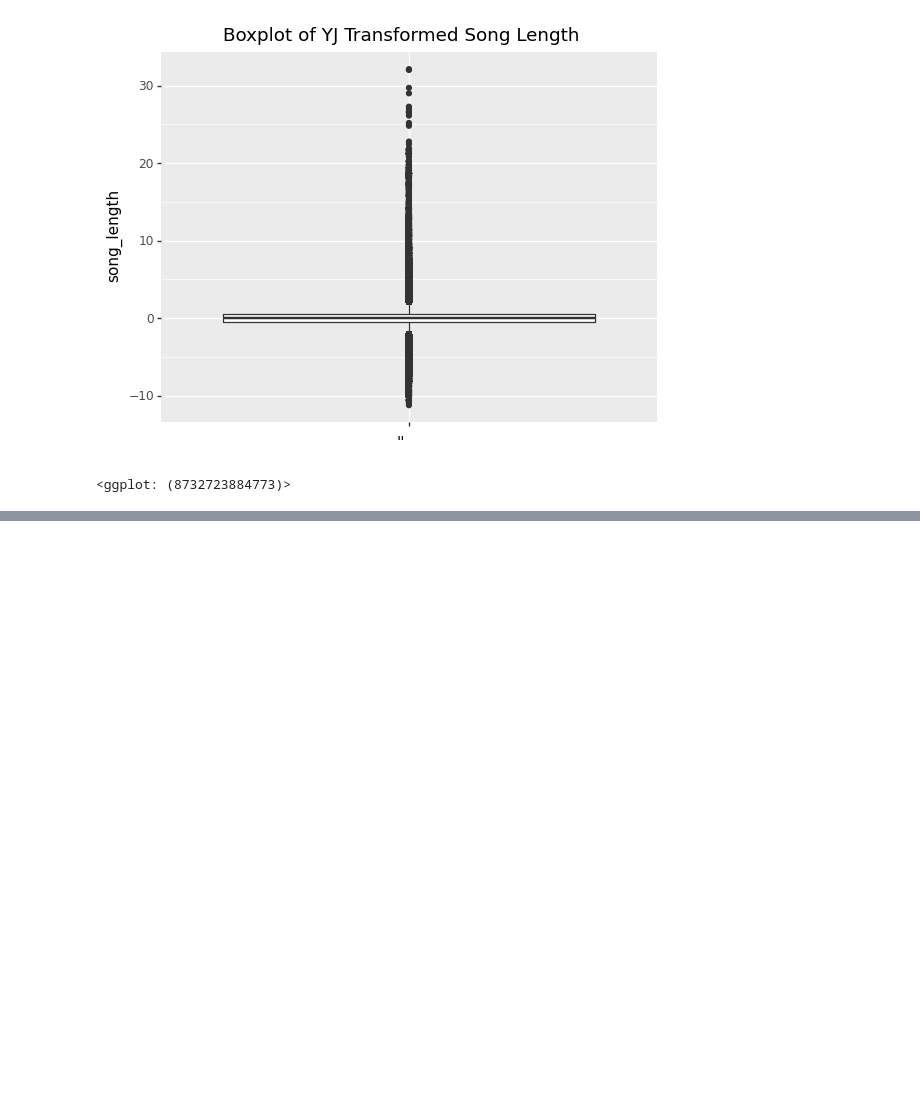
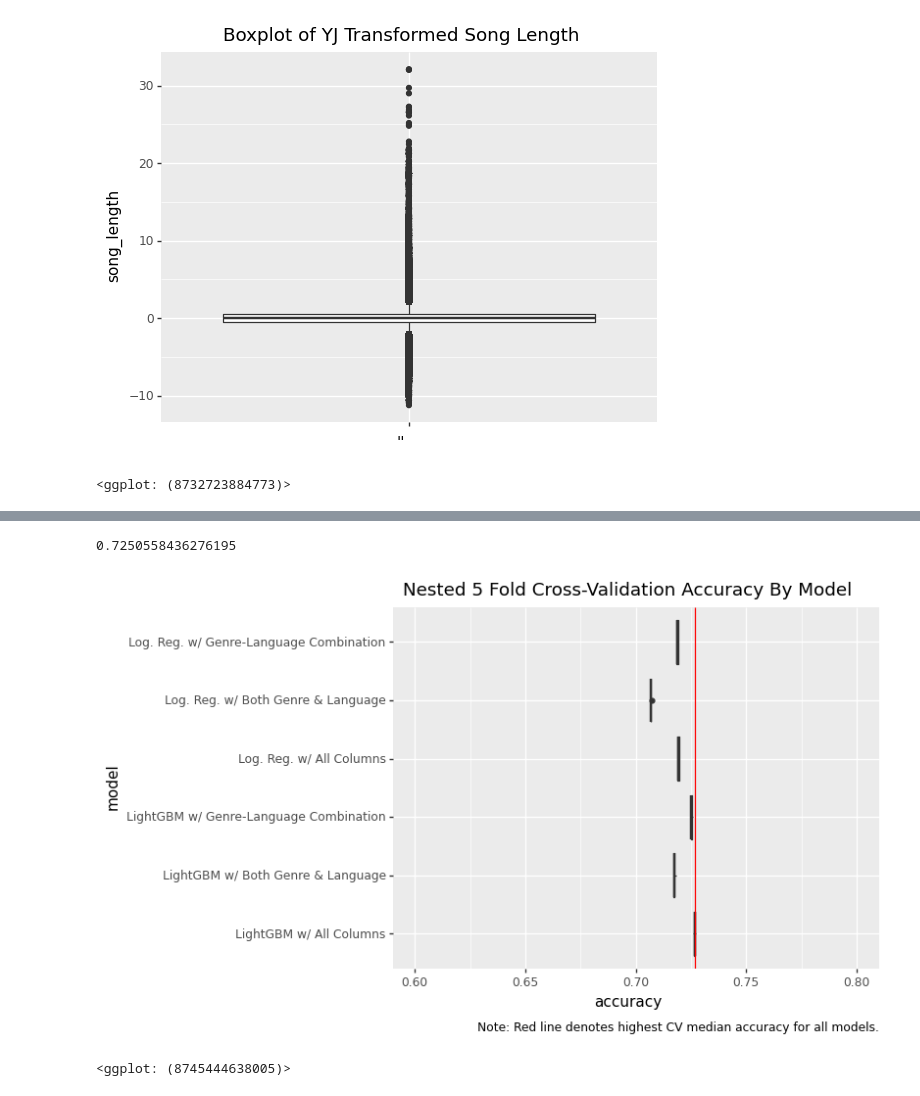
Before and after one commit to jhosea/KKBox-music-recommendation, a Jupyter notebook: project.ipynb, the cells around one changed output, grey strips where cells are left out. Saved outputs shown, nothing was run; the diff lists cells and outputs as text; code cells hidden in the pictures; blank space fills up the shorter version.

Commit message:
Added model analysis and models

```diff
--- a/project.ipynb
+++ b/project.ipynb
@@ -1383,0 +1443,13 @@ nested_score = cross_val_score(grid_cv_xgb,
+# %%
+nested_cv_df = pd.DataFrame(
+    nested_cv_scores,
+    index=[f"fold_{i}" for i in range(5)]
+).transpose()
+
+nested_cv_df = pd.melt(
+    nested_cv_df, var_name="fold", value_name="accuracy",ignore_index=False
+).reset_index(names="model")
+
+nested_cv_df.to_parquet("nested_cv_results.parquet")
+
+nested_cv_df.head()
@@ -1383,0 +1463,28 @@ nested_score = cross_val_score(grid_cv_xgb,
+# %%
+nested_cv_df[nested_cv_df.model=="lgbm_genre_language_combo"].accuracy.median()
+# %% [output]
+0.7250558436276195
+# %%
+model_names = {"lgbm_genre_language_combo":"LightGBM w/ Genre-Language Combination",
+               "lgbm_both_genre_language":"LightGBM w/ Both Genre & Language",
+               "lgbm_all_columns": "LightGBM w/ All Columns",
+               "lr_both_genre_language":"Log. Reg. w/ Both Genre & Language",
+               "lr_genre_language_combo":"Log. Reg. w/ Genre-Language Combination",
+               "lr_all_columns":"Log. Reg. w/ All Columns"}
+
+(p9.ggplot(data=nested_cv_df.replace(model_names),
+          mapping=p9.aes(x="model",y="accuracy")) +
+ p9.geom_boxplot() +
+ p9.geom_hline(
+     p9.aes(yintercept=nested_cv_df[
+         nested_cv_df.model=="lgbm_all_columns"
+     ].accuracy.median()), color="red"
+ ) +
+ p9.ylim(0.6,0.8) +
+ p9.coord_flip() +
+ p9.labs(title="Nested 5 Fold Cross-Validation Accuracy By Model",
+        caption="Note: Red line denotes highest CV median accuracy for all models.")
+)
+# %% [output]
+[figure, added]
+<ggplot: (8745444638005)>
```
Also changed, not shown: parts of 87 cells of this notebook, 5 other files.
